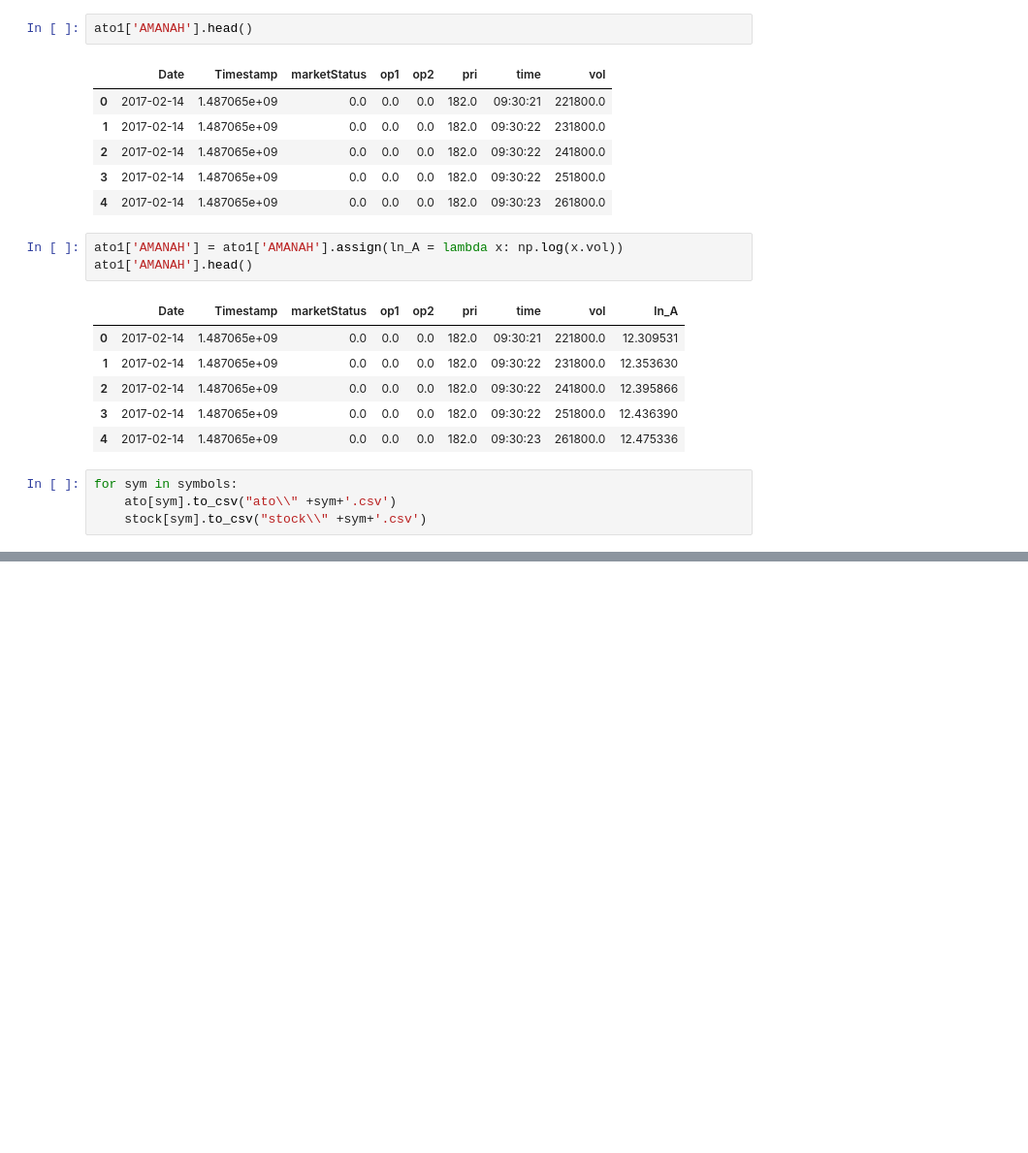
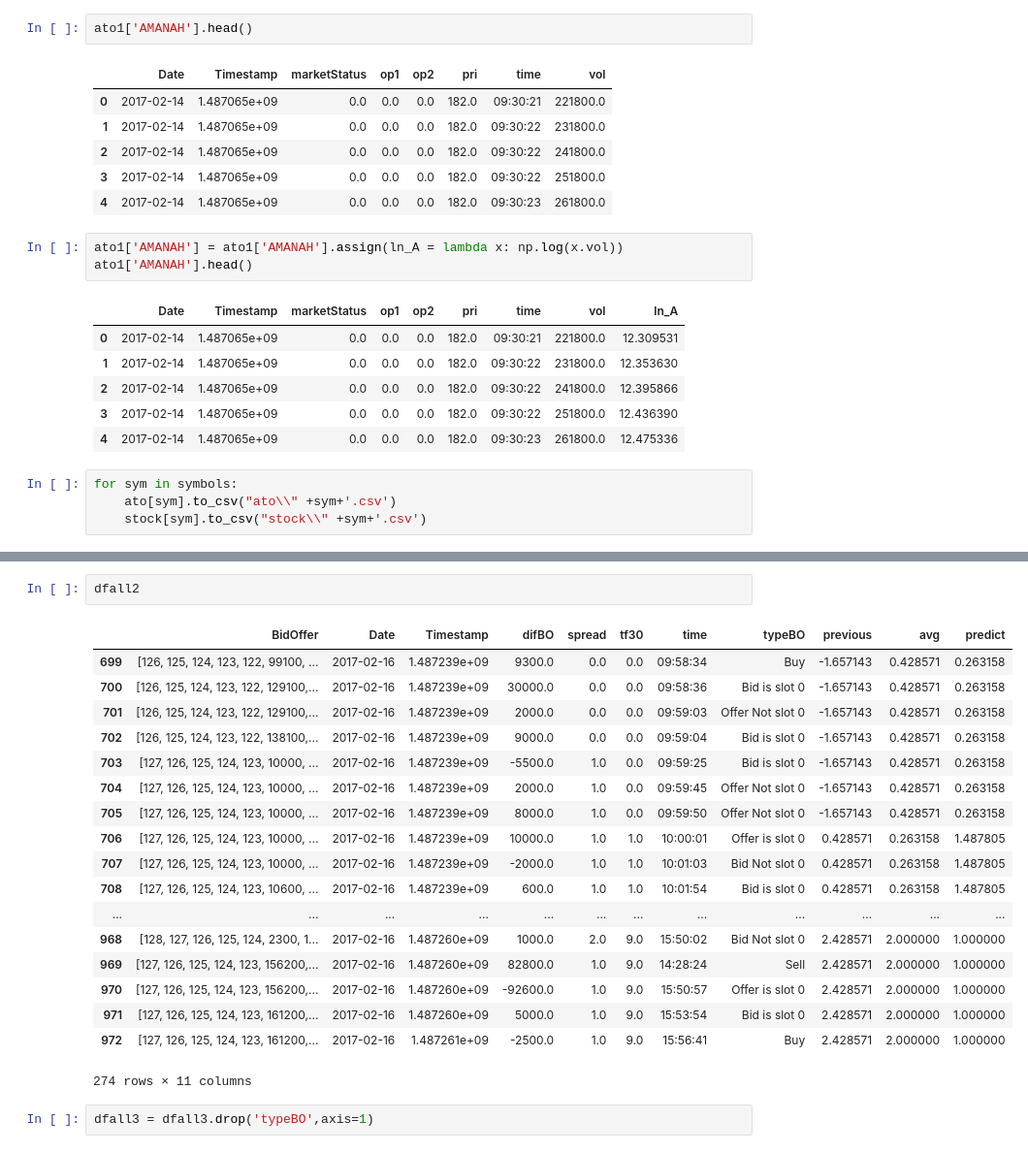
Before and after one commit to chotipat41688/SeProj, a Jupyter notebook: Ipython/readFile.ipynb, the cells around one changed output, grey strips where cells are left out. Shown at 97% size. Cells and saved outputs as stored; diff of their text form; blank space fills up the shorter version.

```diff
--- a/Ipython/readFile.ipynb
+++ b/Ipython/readFile.ipynb
@@ -919,0 +991,23 @@ IndentationError: unexpected indent (<ipython-input-78-efaa6b57fb98>, line 3)
+# %%
+dfall2
+# %% [output]
+|  | BidOffer | Date | Timestamp | difBO | spread | tf30 | time | typeBO | previous | avg | predict |
+| 699 | [126, 125, 124, 123, 122, 99100, ... | 2017-02-16 | 1.487239e+09 | 9300.0 | 0.0 | 0.0 | 09:58:34 | Buy | -1.657143 | 0.428571 | 0.263158 |
+| 700 | [126, 125, 124, 123, 122, 129100,... | 2017-02-16 | 1.487239e+09 | 30000.0 | 0.0 | 0.0 | 09:58:36 | Bid is slot 0 | -1.657143 | 0.428571 | 0.263158 |
+| 701 | [126, 125, 124, 123, 122, 129100,... | 2017-02-16 | 1.487239e+09 | 2000.0 | 0.0 | 0.0 | 09:59:03 | Offer Not slot 0 | -1.657143 | 0.428571 | 0.263158 |
+| 702 | [126, 125, 124, 123, 122, 138100,... | 2017-02-16 | 1.487239e+09 | 9000.0 | 0.0 | 0.0 | 09:59:04 | Bid is slot 0 | -1.657143 | 0.428571 | 0.263158 |
+| 703 | [127, 126, 125, 124, 123, 10000, ... | 2017-02-16 | 1.487239e+09 | -5500.0 | 1.0 | 0.0 | 09:59:25 | Bid is slot 0 | -1.657143 | 0.428571 | 0.263158 |
+| 704 | [127, 126, 125, 124, 123, 10000, ... | 2017-02-16 | 1.487239e+09 | 2000.0 | 1.0 | 0.0 | 09:59:45 | Offer Not slot 0 | -1.657143 | 0.428571 | 0.263158 |
+| 705 | [127, 126, 125, 124, 123, 10000, ... | 2017-02-16 | 1.487239e+09 | 8000.0 | 1.0 | 0.0 | 09:59:50 | Offer Not slot 0 | -1.657143 | 0.428571 | 0.263158 |
+| 706 | [127, 126, 125, 124, 123, 10000, ... | 2017-02-16 | 1.487239e+09 | 10000.0 | 1.0 | 1.0 | 10:00:01 | Offer is slot 0 | 0.428571 | 0.263158 | 1.487805 |
+| 707 | [127, 126, 125, 124, 123, 10000, ... | 2017-02-16 | 1.487239e+09 | -2000.0 | 1.0 | 1.0 | 10:01:03 | Bid Not slot 0 | 0.428571 | 0.263158 | 1.487805 |
+| 708 | [127, 126, 125, 124, 123, 10600, ... | 2017-02-16 | 1.487239e+09 | 600.0 | 1.0 | 1.0 | 10:01:54 | Bid is slot 0 | 0.428571 | 0.263158 | 1.487805 |
+| ... | ... | ... | ... | ... | ... | ... | ... | ... | ... | ... | ... |
+| 968 | [128, 127, 126, 125, 124, 2300, 1... | 2017-02-16 | 1.487260e+09 | 1000.0 | 2.0 | 9.0 | 15:50:02 | Bid Not slot 0 | 2.428571 | 2.000000 | 1.000000 |
+| 969 | [127, 126, 125, 124, 123, 156200,... | 2017-02-16 | 1.487260e+09 | 82800.0 | 1.0 | 9.0 | 14:28:24 | Sell | 2.428571 | 2.000000 | 1.000000 |
+| 970 | [127, 126, 125, 124, 123, 156200,... | 2017-02-16 | 1.487260e+09 | -92600.0 | 1.0 | 9.0 | 15:50:57 | Offer is slot 0 | 2.428571 | 2.000000 | 1.000000 |
+| 971 | [127, 126, 125, 124, 123, 161200,... | 2017-02-16 | 1.487260e+09 | 5000.0 | 1.0 | 9.0 | 15:53:54 | Bid is slot 0 | 2.428571 | 2.000000 | 1.000000 |
+| 972 | [127, 126, 125, 124, 123, 161200,... | 2017-02-16 | 1.487261e+09 | -2500.0 | 1.0 | 9.0 | 15:56:41 | Buy | 2.428571 | 2.000000 | 1.000000 |
+274 rows × 11 columns
+# %%
+dfall3 = dfall3.drop('typeBO',axis=1)
```
Also changed, not shown: parts of 29 cells of this notebook.
